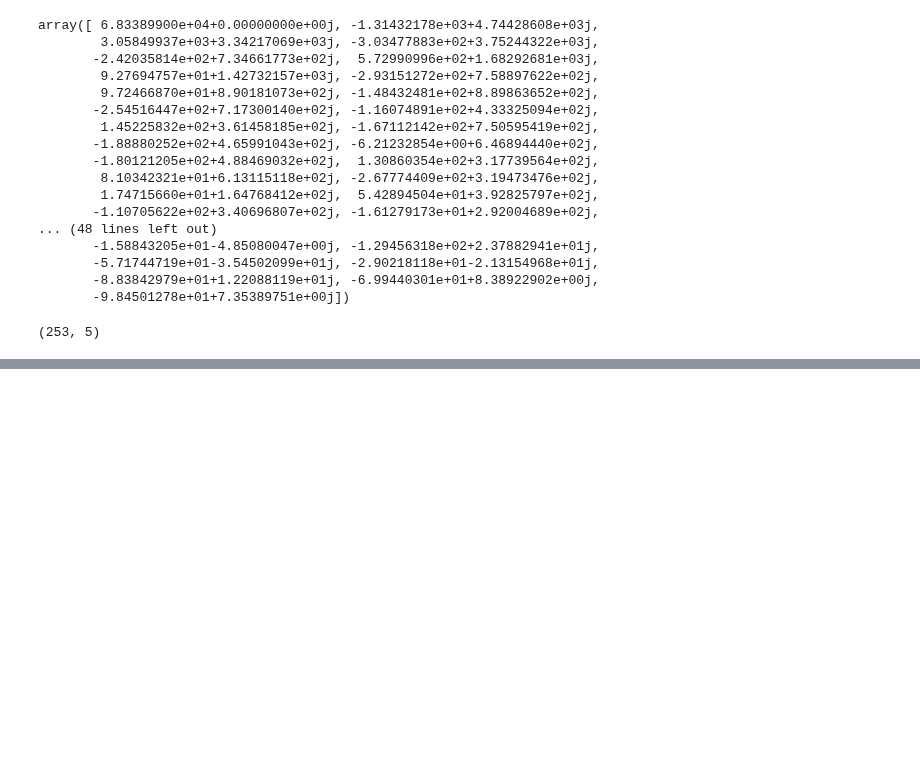
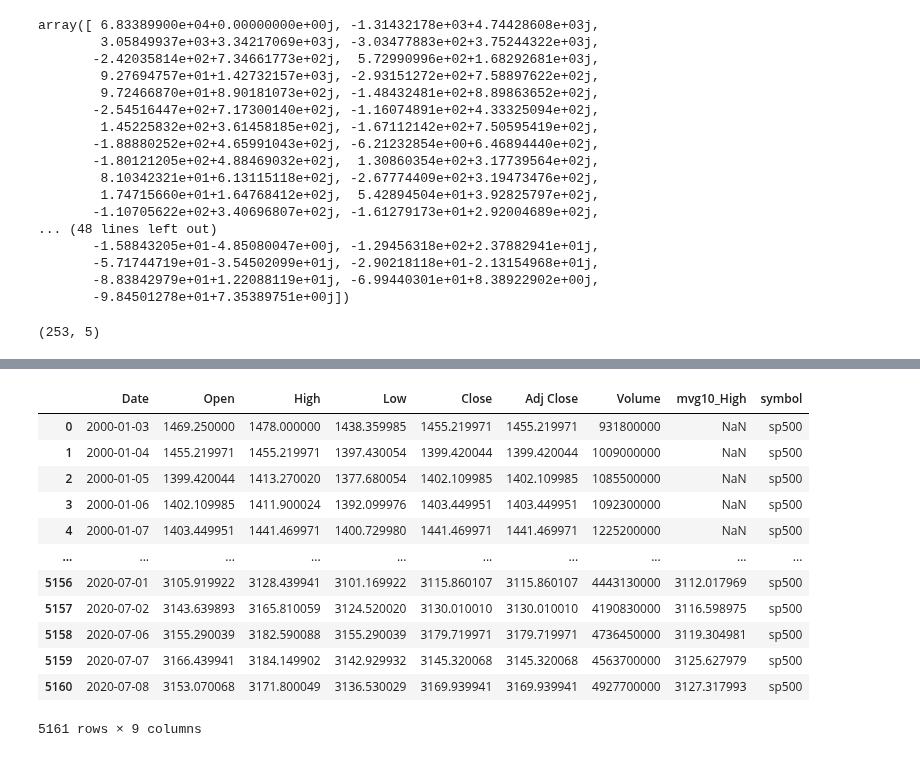
Before and after one commit to allen-chiang/Time-Series-Transformer, a Jupyter notebook: time_series_transform/stock_transform/Test.ipynb, the cells around one changed output, grey strips where cells are left out. Drawn from its saved outputs; the diff is of its cells as text; code cells hidden in the pictures; blank space fills up the shorter version.

```diff
--- a/time_series_transform/stock_transform/Test.ipynb
+++ b/time_series_transform/stock_transform/Test.ipynb
@@ -259,0 +280,16 @@ stock.plot(['Close','mvg600_Close'])
+# %%
+port.stockDict['sp500'].dataFrame
+# %% [output]
+|  | Date | Open | High | Low | Close | Adj Close | Volume | mvg10_High | symbol |
+| 0 | 2000-01-03 | 1469.250000 | 1478.000000 | 1438.359985 | 1455.219971 | 1455.219971 | 931800000 | NaN | sp500 |
+| 1 | 2000-01-04 | 1455.219971 | 1455.219971 | 1397.430054 | 1399.420044 | 1399.420044 | 1009000000 | NaN | sp500 |
+| 2 | 2000-01-05 | 1399.420044 | 1413.270020 | 1377.680054 | 1402.109985 | 1402.109985 | 1085500000 | NaN | sp500 |
+| 3 | 2000-01-06 | 1402.109985 | 1411.900024 | 1392.099976 | 1403.449951 | 1403.449951 | 1092300000 | NaN | sp500 |
+| 4 | 2000-01-07 | 1403.449951 | 1441.469971 | 1400.729980 | 1441.469971 | 1441.469971 | 1225200000 | NaN | sp500 |
+| ... | ... | ... | ... | ... | ... | ... | ... | ... | ... |
+| 5156 | 2020-07-01 | 3105.919922 | 3128.439941 | 3101.169922 | 3115.860107 | 3115.860107 | 4443130000 | 3112.017969 | sp500 |
+| 5157 | 2020-07-02 | 3143.639893 | 3165.810059 | 3124.520020 | 3130.010010 | 3130.010010 | 4190830000 | 3116.598975 | sp500 |
+| 5158 | 2020-07-06 | 3155.290039 | 3182.590088 | 3155.290039 | 3179.719971 | 3179.719971 | 4736450000 | 3119.304981 | sp500 |
+| 5159 | 2020-07-07 | 3166.439941 | 3184.149902 | 3142.929932 | 3145.320068 | 3145.320068 | 4563700000 | 3125.627979 | sp500 |
+| 5160 | 2020-07-08 | 3153.070068 | 3171.800049 | 3136.530029 | 3169.939941 | 3169.939941 | 4927700000 | 3127.317993 | sp500 |
+5161 rows × 9 columns
```
Also changed, not shown: parts of 8 cells of this notebook, 1 other file.
